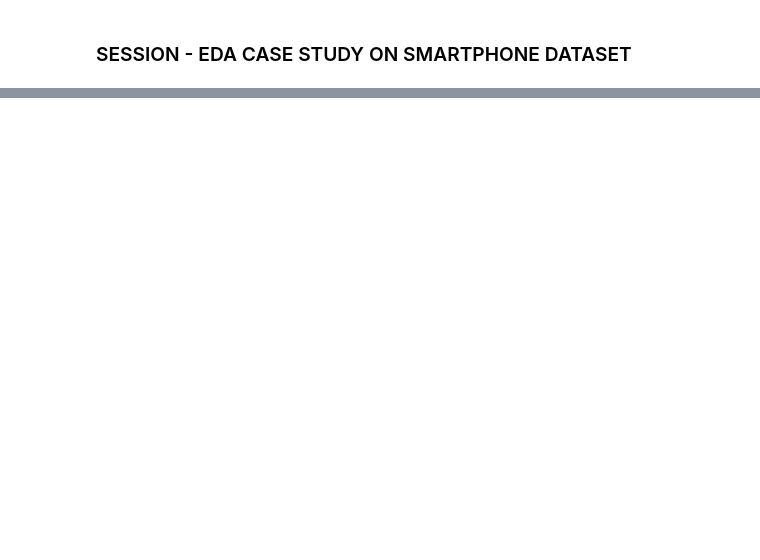
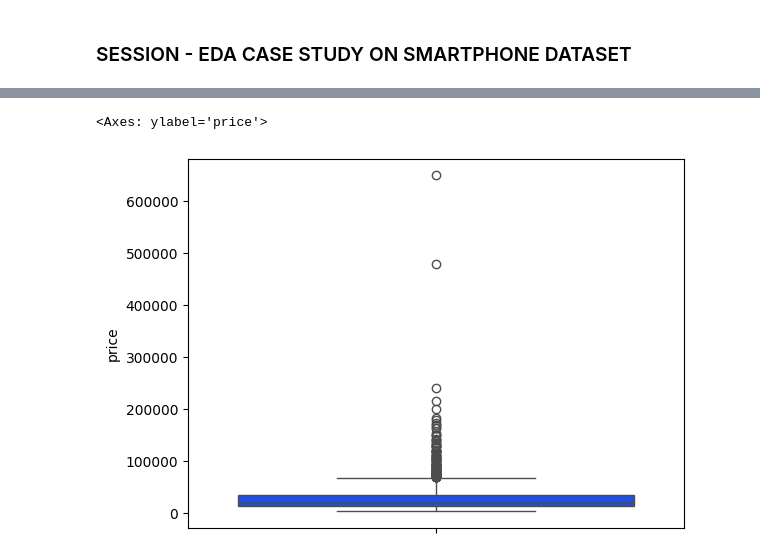
Before and after one commit to akashpagi/DATA-ANALYSIS-FOR-DATA-SCIENCE, a Jupyter notebook: SESSION - EDA CASE STUDY ON SMARTPHONE DATASET.ipynb, the cells around one changed output, grey strips where cells are left out. Cells and saved outputs as stored; diff of their text form; code cells hidden in the pictures; blank space fills up the shorter version.

```diff
--- a/SESSION - EDA CASE STUDY ON SMARTPHONE DATASET.ipynb
+++ b/SESSION - EDA CASE STUDY ON SMARTPHONE DATASET.ipynb
@@ -25,0 +123,6 @@ df.head()
+# %%
+# outliers
+sns.boxplot(df['price'])
+# %% [output]
+<Axes: ylabel='price'>
+[figure, added]
```
Also changed, not shown: parts of 90 cells of this notebook.
